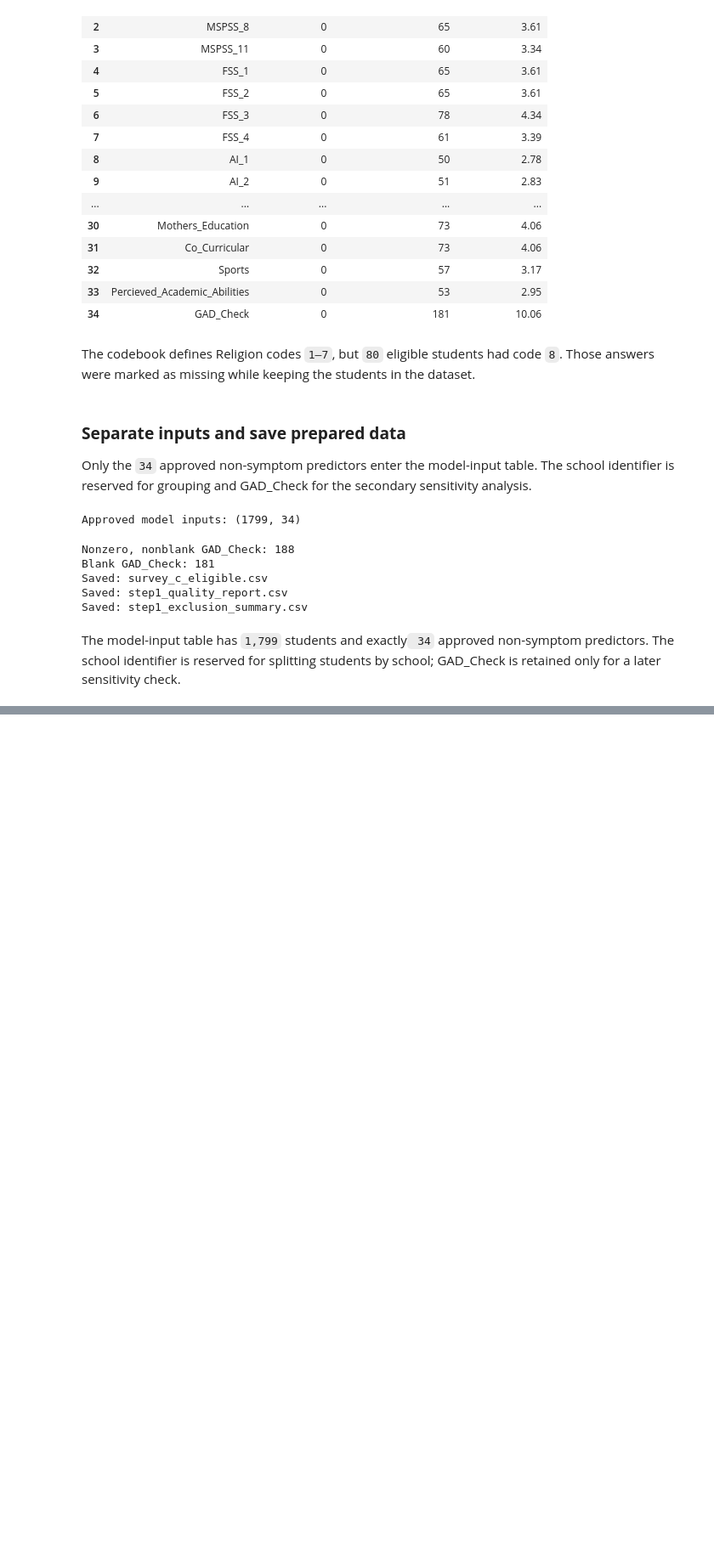
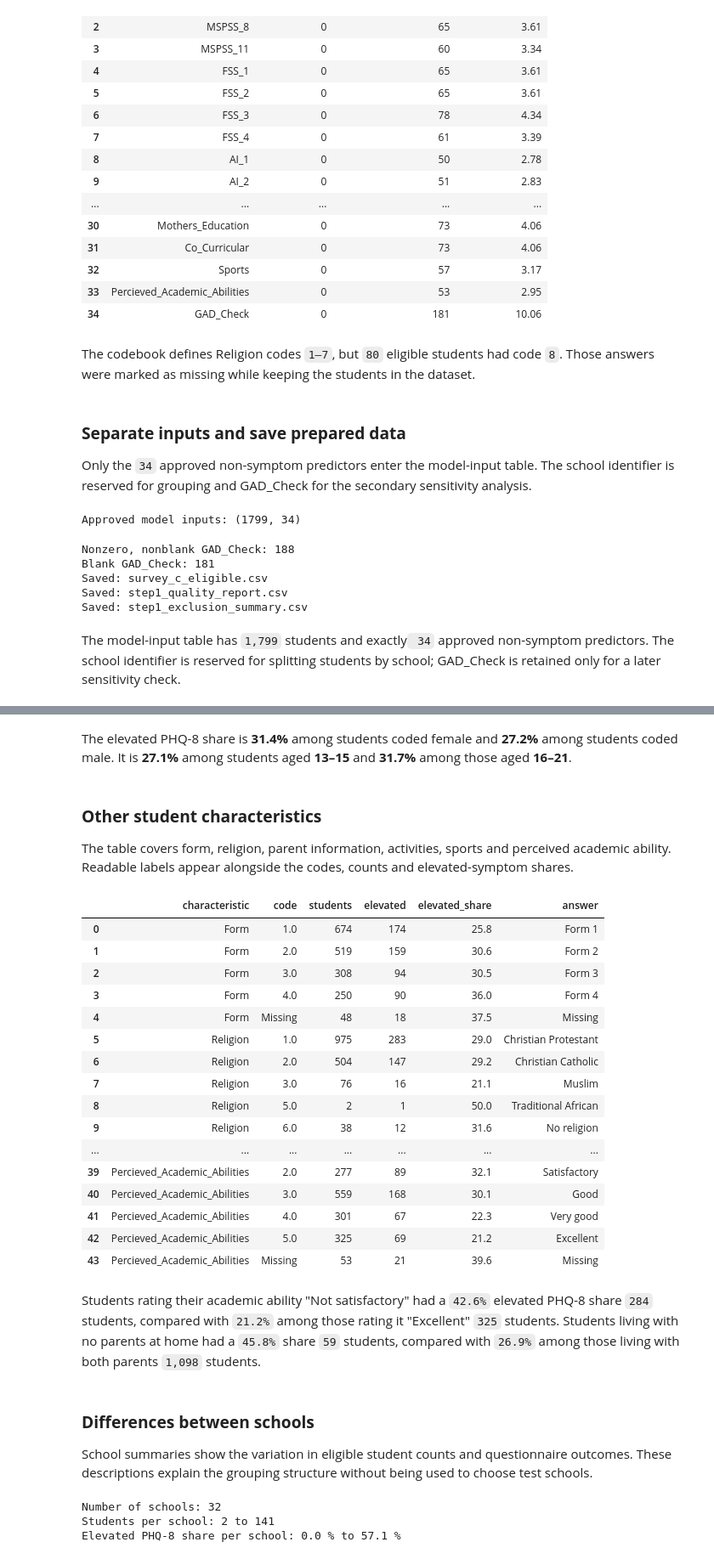
Before and after one commit to N-umwali/SchoolCare-Screening-Priority, a Jupyter notebook: student_screening.ipynb, the cells around one changed output, grey strips where cells are left out. Shown at 85% size. Saved outputs shown, nothing was run; the diff lists cells and outputs as text; code cells hidden in the pictures; blank space fills up the shorter version.

```diff
--- a/student_screening.ipynb
+++ b/student_screening.ipynb
@@ -278,0 +503,5 @@ The model-input table has `1,799` students and exactly` 34` approved non-symptom
+# %% [markdown]
+The elevated PHQ-8 share is **31.4%** among students coded female and **27.2%** among students coded male. It is **27.1%** among students aged **13–15** and **31.7%** among those aged **16–21**.
+# %% [markdown]
+### **Other student characteristics**
+The table covers form, religion, parent information, activities, sports and perceived academic ability. Readable labels appear alongside the codes, counts and elevated-symptom shares.
@@ -278,0 +561,65 @@ The model-input table has `1,799` students and exactly` 34` approved non-symptom
+# %%
+def label_code(row):
+    if pd.isna(row["code"]) or str(row["code"]) == "Missing":
+        return "Missing"
+
+    code = int(float(row["code"]))
+    return codebook_labels[row["characteristic"]].get(
+        code, "Check codebook"
+    )
+
+characteristics_summary["answer"] = characteristics_summary.apply(
+    label_code, axis=1
+)
+
+display(characteristics_summary)
+characteristics_summary.to_csv(
+    REPORTS / "eda_student_characteristics.csv", index=False
+)
+# %% [output]
+|  | characteristic | code | students | elevated | elevated_share | answer |
+| 0 | Form | 1.0 | 674 | 174 | 25.8 | Form 1 |
+| 1 | Form | 2.0 | 519 | 159 | 30.6 | Form 2 |
+| 2 | Form | 3.0 | 308 | 94 | 30.5 | Form 3 |
+| 3 | Form | 4.0 | 250 | 90 | 36.0 | Form 4 |
+| 4 | Form | Missing | 48 | 18 | 37.5 | Missing |
+| 5 | Religion | 1.0 | 975 | 283 | 29.0 | Christian Protestant |
+| 6 | Religion | 2.0 | 504 | 147 | 29.2 | Christian Catholic |
+| 7 | Religion | 3.0 | 76 | 16 | 21.1 | Muslim |
+| 8 | Religion | 5.0 | 2 | 1 | 50.0 | Traditional African |
+| 9 | Religion | 6.0 | 38 | 12 | 31.6 | No religion |
+| ... | ... | ... | ... | ... | ... | ... |
+| 39 | Percieved_Academic_Abilities | 2.0 | 277 | 89 | 32.1 | Satisfactory |
+| 40 | Percieved_Academic_Abilities | 3.0 | 559 | 168 | 30.1 | Good |
+| 41 | Percieved_Academic_Abilities | 4.0 | 301 | 67 | 22.3 | Very good |
+| 42 | Percieved_Academic_Abilities | 5.0 | 325 | 69 | 21.2 | Excellent |
+| 43 | Percieved_Academic_Abilities | Missing | 53 | 21 | 39.6 | Missing |
+# %% [markdown]
+Students rating their academic ability "Not satisfactory" had a `42.6%` elevated PHQ-8 share `284` students, compared with `21.2%` among those rating it "Excellent" `325` students. Students living with no parents at home had a `45.8%` share `59` students, compared with `26.9%` among those living with both parents `1,098` students.
+# %% [markdown]
+### **Differences between schools**
+School summaries show the variation in eligible student counts and questionnaire outcomes. These descriptions explain the grouping structure without being used to choose test schools.
+# %%
+school_summary = eligible.groupby("school_name")["outcome"].agg(
+    students="size",
+    elevated="sum",
+    elevated_share="mean"
+)
+
+school_summary["elevated_share"] = (
+    school_summary["elevated_share"] * 100
+).round(1)
+
+print("Number of schools:", len(school_summary))
+print("Students per school:",
+      school_summary["students"].min(), "to",
+      school_summary["students"].max())
+print("Elevated PHQ-8 share per school:",
+      school_summary["elevated_share"].min(), "% to",
+      school_summary["elevated_share"].max(), "%")
+
+school_summary.to_csv(REPORTS / "eda_school_summary.csv")
+# %% [output]
+Number of schools: 32
+Students per school: 2 to 141
+Elevated PHQ-8 share per school: 0.0 % to 57.1 %
```
Also changed, not shown: parts of 27 cells of this notebook.
